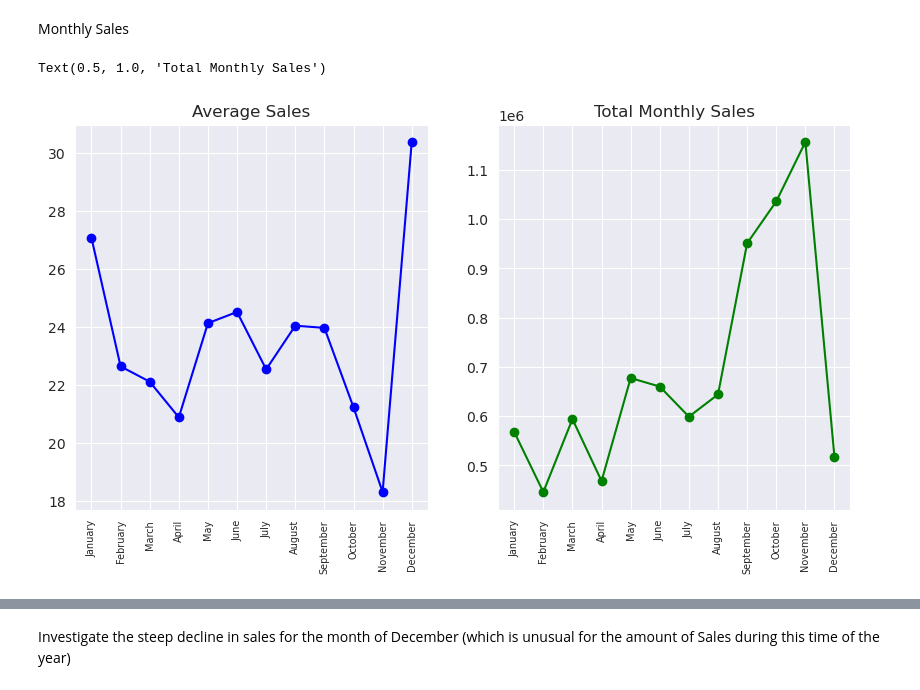
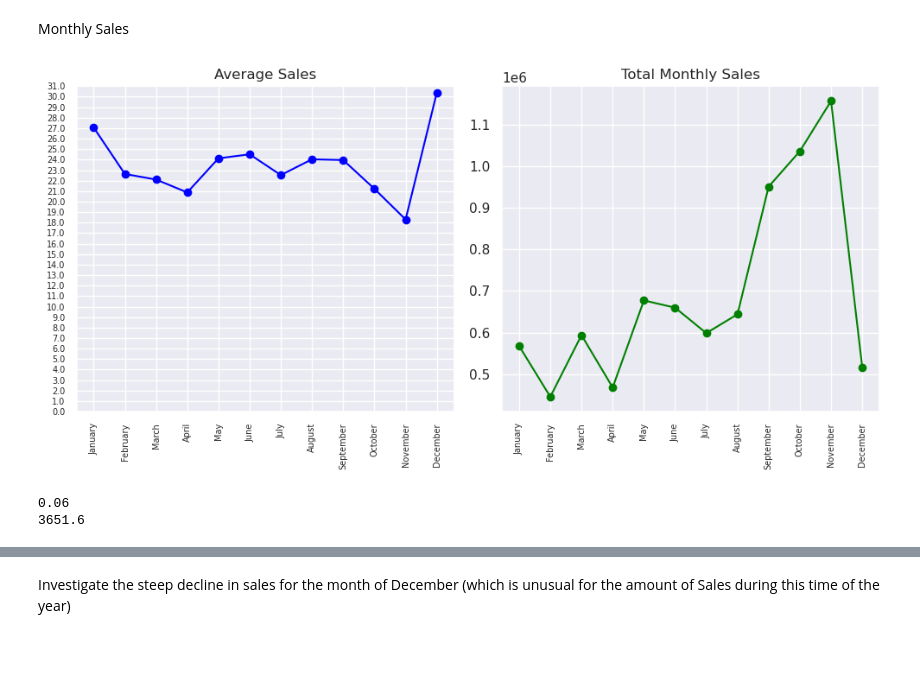
Before and after one commit to ds-edu/DataScienceCapstone_OnlineRetail, a Jupyter notebook: notebooks/CustomerSegmentation.ipynb, the cells around one changed output, grey strips where cells are left out. Cells and saved outputs as stored; diff of their text form; code cells hidden in the pictures; blank space fills up the shorter version.

```diff
--- a/notebooks/CustomerSegmentation.ipynb
+++ b/notebooks/CustomerSegmentation.ipynb
@@ -543,0 +554,21 @@ ms
+# %%
+# import matplotlib.ticker as mticker
+
+sns.set_theme('notebook')
+
+plt.figure(figsize=(10,10))
+scatter = sns.scatterplot(data=mtops, x='Month', y='TotalSold', alpha=0.5, size='TotalSold', sizes=(50,200))
+scatter.set_xticks(np.arange(1,13, 1))
+scatter.set_xticklabels([cal.month_name[i] for i in np.arange(1,13, 1)], rotation=45, size=10)
+scatter.set_yscale('log')
+scatter.legend_.remove()
+
+
+plt.rcParams.update({'font.size': 7})
+texts = []
+for x, y, text in zip(mtops.iloc[:, 0], mtops.iloc[:, 2], mtops.iloc[:, 1]):
+    texts.append(scatter.text(x, y, text))
+adjust_text(texts, force_text=0.05, arrowprops=dict(arrowstyle="-|>",
+                                                    color='r', alpha=0.5, ), prevent_crossings=True)
+plt.tight_layout
+plt.show()
@@ -585,0 +601,15 @@ plt.tight_layout()
+# %%
+sns.set_style('dark')
+plt.figure(figsize=(8,5))
+
+ax = sns.barplot(data=mq, x=mq.Month, y=mq.Quantity)
+ax.set_title('Items Sold per month')
+ax.set_xticklabels([cal.month_name[i] for i in np.arange(1,13, 1)], rotation=45, size=10)
+ax.set_xlabel('')
+ax.set_ylabel('Item count')
+
+tx = ax.twinx()
+tx.plot(ms['sum'], label='Total Sales', color='orange', marker='s',)
+
+plt.legend()
+plt.tight_layout()
@@ -586,22 +618,34 @@ plt.tight_layout()
 # %% [markdown]
 Monthly Sales
 # %%
+sns.set_style('darkgrid')
 fig, ax = plt.subplots(1,2, figsize=(10,5))
 fig.subplots_adjust(wspace=0.2, hspace=0.3)
 
 
 ax[0].plot(ms['mean'], label='Average Sales', color='blue', marker='o')
 ax[0].set_xticks(ms.Month.values - 1)
+ax[0].set_yticks(np.arange(0, ms['mean'].max() + 1, 1))
+# ax[0].yaxis.set_tick_params(labelsize=7, )
 ax[0].set_xticklabels([cal.month_name[i] for i in ms.Month.values], size=7)
+ax[0].set_yticklabels(np.arange(0, ms['mean'].max() + 1, 1), fontsize=7)
 ax[0].tick_params('x', labelrotation=90)
 ax[0].set_title('Average Sales')
 
 
 ax[1].plot(ms['sum'], label='Total Sales', color='green', marker='o')
 ax[1].set_xticks(ms.Month.values - 1)
 ax[1].set_xticklabels([cal.month_name[i] for i in ms.Month.values], size=7)
 ax[1].tick_params('x', labelrotation=90)
 ax[1].set_title('Total Monthly Sales')
+
+plt.tight_layout()
+plt.show()
 # %% [output]
-Text(0.5, 1.0, 'Total Monthly Sales')
-[figure, old version]
+[figure, new version]
+# %%
+print(min(df[df.Month == 11]['Sales'] ))
+print(max(df[df.Month == 11]['Sales'] ))
+# %% [output]
+0.06
+3651.6
```
Also changed, not shown: parts of 105 cells of this notebook, 2 other files.
